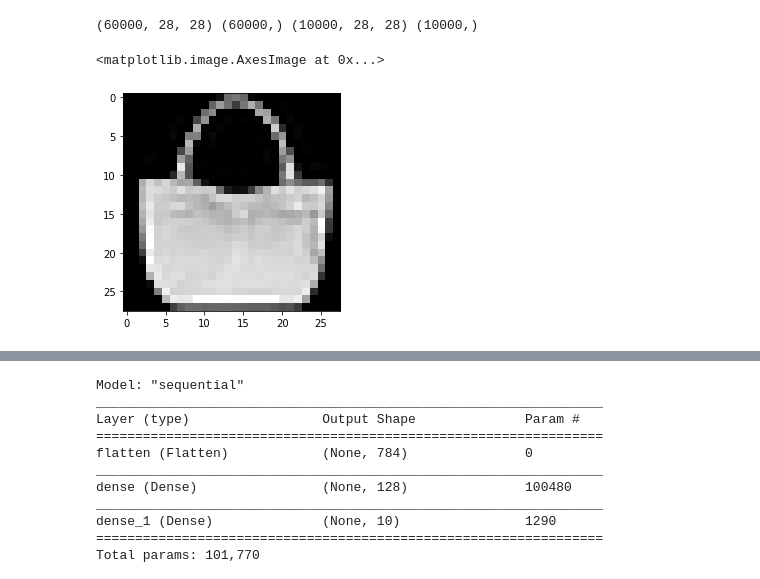
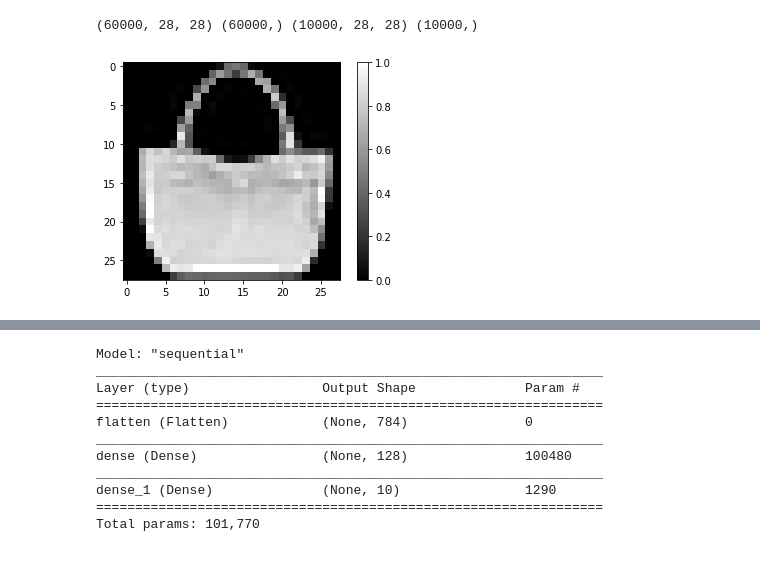
Before and after one commit to yzpTsubasa/playground, a Jupyter notebook: machine_learning/tensorflow_tutorial/lesson_06 softmax 多分类.ipynb, the cells around one changed output, grey strips where cells are left out. Saved outputs shown, nothing was run; the diff lists cells and outputs as text; code cells hidden in the pictures.

```diff
--- a/machine_learning/tensorflow_tutorial/lesson_06 softmax 多分类.ipynb
+++ b/machine_learning/tensorflow_tutorial/lesson_06 softmax 多分类.ipynb
@@ -11,7 +11,9 @@ print(train_image.shape, train_label.shape, test_image.shape, test_label.shape)
 # %% [output]
 (60000, 28, 28) (60000,) (10000, 28, 28) (10000,)
 # %%
-plt.imshow(train_image[100], cmap='gray')
+plt.figure()
+plt.imshow(train_image[100], cmap=plt.cm.gray)
+plt.colorbar()
+plt.grid(False)
 # %% [output]
-<matplotlib.image.AxesImage at 0x...>
-[figure, old version]
+[figure, new version]
```
Also changed, not shown: parts of 1 cell of this notebook.
